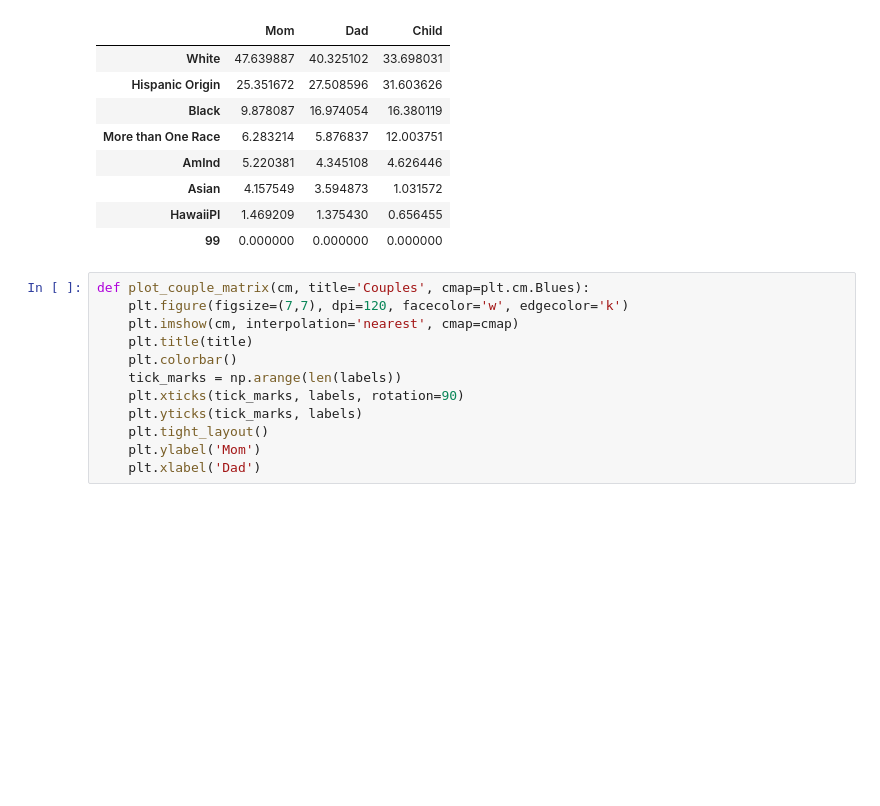
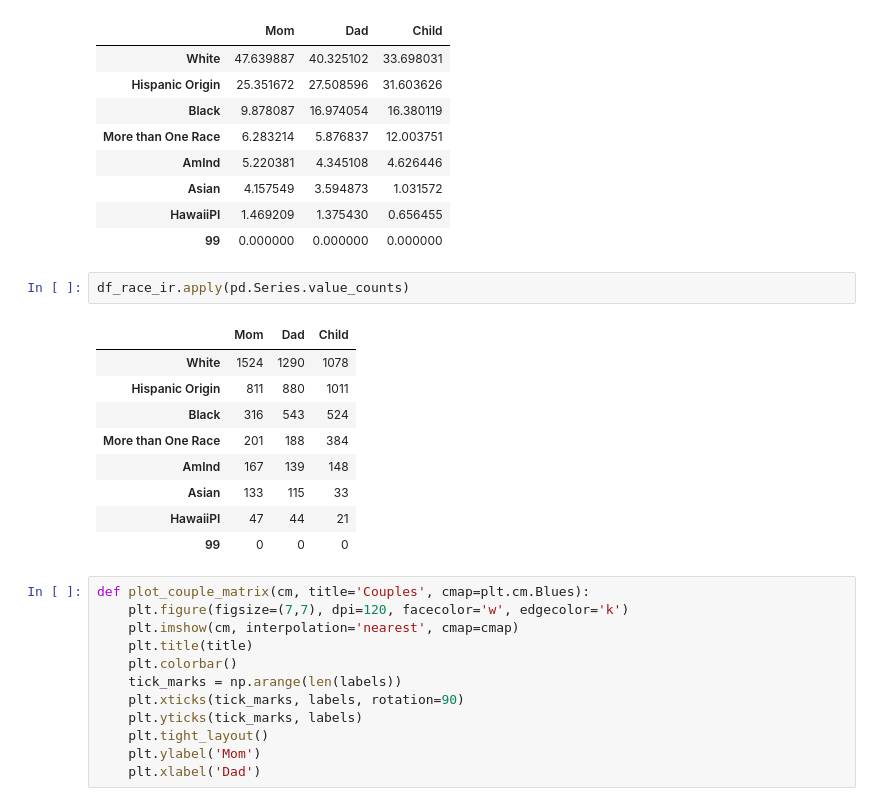
Before and after one commit to jlantos/Adoption, a Jupyter notebook: Adoption_race.ipynb, the cells around one changed output. Cells and saved outputs as stored; diff of their text form; blank space fills up the shorter version.

```diff
--- a/Adoption_race.ipynb
+++ b/Adoption_race.ipynb
@@ -69,6 +69,18 @@ df_race_ir.apply(pd.Series.value_counts)/len(df_race_ir)*100
 | Asian | 4.157549 | 3.594873 | 1.031572 |
 | HawaiiPI | 1.469209 | 1.375430 | 0.656455 |
 | 99 | 0.000000 | 0.000000 | 0.000000 |
+# %%
+df_race_ir.apply(pd.Series.value_counts)
+# %% [output]
+|  | Mom | Dad | Child |
+| White | 1524 | 1290 | 1078 |
+| Hispanic Origin | 811 | 880 | 1011 |
+| Black | 316 | 543 | 524 |
+| More than One Race | 201 | 188 | 384 |
+| AmInd | 167 | 139 | 148 |
+| Asian | 133 | 115 | 33 |
+| HawaiiPI | 47 | 44 | 21 |
+| 99 | 0 | 0 | 0 |
 # %%
 def plot_couple_matrix(cm, title='Couples', cmap=plt.cm.Blues):
     plt.figure(figsize=(7,7), dpi=120, facecolor='w', edgecolor='k')
```
Also changed, not shown: parts of 5 cells of this notebook.
